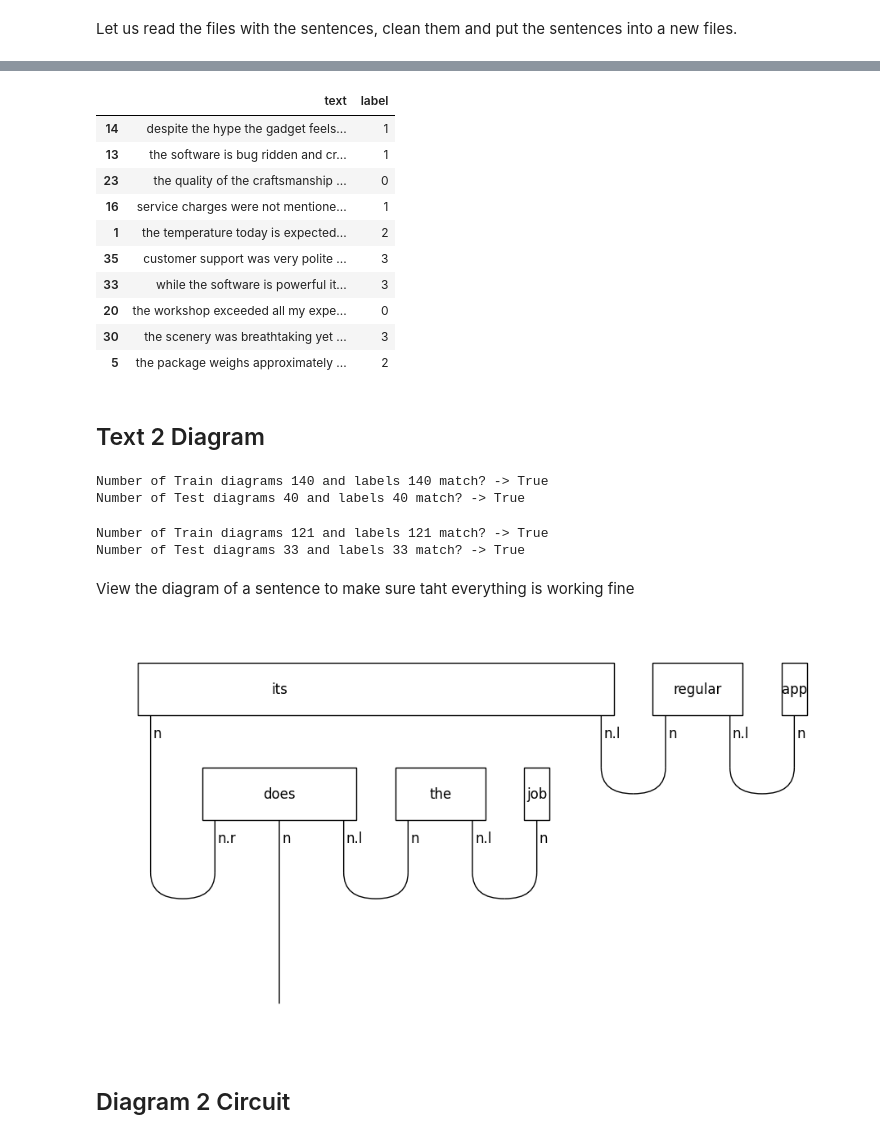
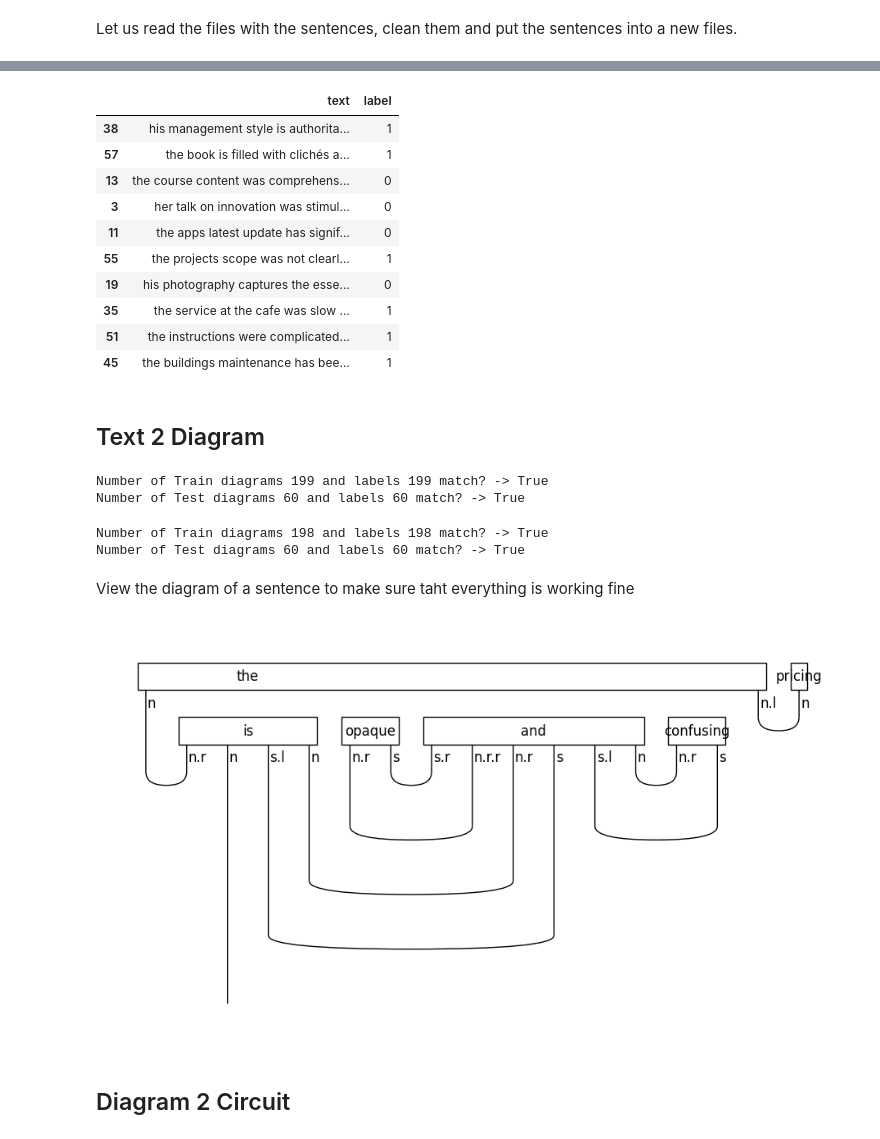
Before and after one commit to Guilli12pm/QNLP, a Jupyter notebook: project.ipynb, the cells around one changed output, grey strips where cells are left out. Saved outputs shown, nothing was run; the diff lists cells and outputs as text; code cells hidden in the pictures.

```diff
--- a/project.ipynb
+++ b/project.ipynb
@@ -60,8 +65,8 @@ output_file = "dataset/test_clean_data.csv"
 process_csv_lines(input_file,output_file)
 # %%
 column_names = ["text", "label"]
-train_dataset = pd.read_csv("dataset/train_clean_data.csv", names=column_names).sample(frac = 1, )
-test_dataset = pd.read_csv("dataset/test_clean_data.csv", names=column_names).sample(frac = 1)
+train_dataset = pd.read_csv("dataset_dim2/train_clean_data.csv", names=column_names).sample(frac = 1, )
+test_dataset = pd.read_csv("dataset_dim2/test_clean_data.csv", names=column_names).sample(frac = 1)
 # %%
 train_dataset[:10]
 # %% [output]
@@ -80,13 +85,13 @@ train_dataset[:10]
 test_dataset[:10]
 # %% [output]
 |  | text | label |
-| 14 | despite the hype the gadget feels... | 1 |
-| 13 | the software is bug ridden and cr... | 1 |
-| 23 | the quality of the craftsmanship ... | 0 |
-| 16 | service charges were not mentione... | 1 |
-| 1 | the temperature today is expected... | 2 |
-| 35 | customer support was very polite ... | 3 |
-| 33 | while the software is powerful it... | 3 |
-| 20 | the workshop exceeded all my expe... | 0 |
-| 30 | the scenery was breathtaking yet ... | 3 |
-| 5 | the package weighs approximately ... | 2 |
+| 38 | his management style is authorita... | 1 |
+| 57 | the book is filled with clichés a... | 1 |
+| 13 | the course content was comprehens... | 0 |
+| 3 | her talk on innovation was stimul... | 0 |
+| 11 | the apps latest update has signif... | 0 |
+| 55 | the projects scope was not clearl... | 1 |
+| 19 | his photography captures the esse... | 0 |
+| 35 | the service at the cafe was slow ... | 1 |
+| 51 | the instructions were complicated... | 1 |
+| 45 | the buildings maintenance has bee... | 1 |
@@ -99,15 +98,27 @@ test_labels = test_dataset.iloc[:, 1].to_list()
+# %%
+from lambeq import SpacyTokeniser
+
+tokeniser = SpacyTokeniser()
+
+train_data = [tokeniser.tokenise_sentence(sent) for sent in train_dataset.iloc[:, 0].to_list()]
+#train_labels = [create_list(ele,4) for ele in train_dataset.iloc[:, 1].to_list()]
+test_data = [tokeniser.tokenise_sentence(sent) for sent in test_dataset.iloc[:, 0].to_list()]
+#test_labels = [create_list(ele,4) for ele in test_dataset.iloc[:, 1].to_list()]
+
+train_labels = [[1-x, x] for x in train_dataset.iloc[:, 1].to_list()]
+test_labels = [[1-x, x] for x in test_dataset.iloc[:, 1].to_list()]
 # %% [markdown]
 ## Text 2 Diagram
 # %%
 parser = BobcatParser(root_cats=('NP', 'N'))
-train_diagrams = parser.sentences2diagrams(train_data, suppress_exceptions=True)
-test_diagrams = parser.sentences2diagrams(test_data, suppress_exceptions=True)
+train_diagrams = parser.sentences2diagrams(train_data, suppress_exceptions=True, tokenised=True)
+test_diagrams = parser.sentences2diagrams(test_data, suppress_exceptions=True, tokenised=True)
 # %%
 print("Number of Train diagrams", len(train_diagrams), "and labels", len(train_labels), "match? ->", len(train_diagrams) == len(train_labels))
 print("Number of Test diagrams", len(test_diagrams), "and labels", len(test_labels), "match? ->", len(test_diagrams) == len(test_labels))
 # %% [output]
-Number of Train diagrams 140 and labels 140 match? -> True
-Number of Test diagrams 40 and labels 40 match? -> True
+Number of Train diagrams 199 and labels 199 match? -> True
+Number of Test diagrams 60 and labels 60 match? -> True
 # %%
 train_diagrams_filter = []
 
@@ -134,14 +145,14 @@ test_labels = remove_none(test_labels)
 print("Number of Train diagrams", len(train_diagrams_filter), "and labels", len(train_labels), "match? ->", len(train_diagrams_filter) == len(train_labels))
 print("Number of Test diagrams", len(test_diagrams_filter), "and labels", len(test_labels), "match? ->", len(test_diagrams_filter) == len(test_labels))
 # %% [output]
-Number of Train diagrams 121 and labels 121 match? -> True
-Number of Test diagrams 33 and labels 33 match? -> True
+Number of Train diagrams 198 and labels 198 match? -> True
+Number of Test diagrams 60 and labels 60 match? -> True
 # %% [markdown]
 View the diagram of a sentence to make sure taht everything is working fine
 # %%
-train_diagrams_filter[10].normal_form().draw(figsize=(9, 5), fontsize=12)
+train_diagrams_filter[11].normal_form().draw(figsize=(9, 5), fontsize=12)
 # %% [output]
-[figure, old version]
+[figure, new version]
 # %% [markdown]
 ## Diagram 2 Circuit
 # %%
```
Also changed, not shown: parts of 20 cells of this notebook, 19 other files.
